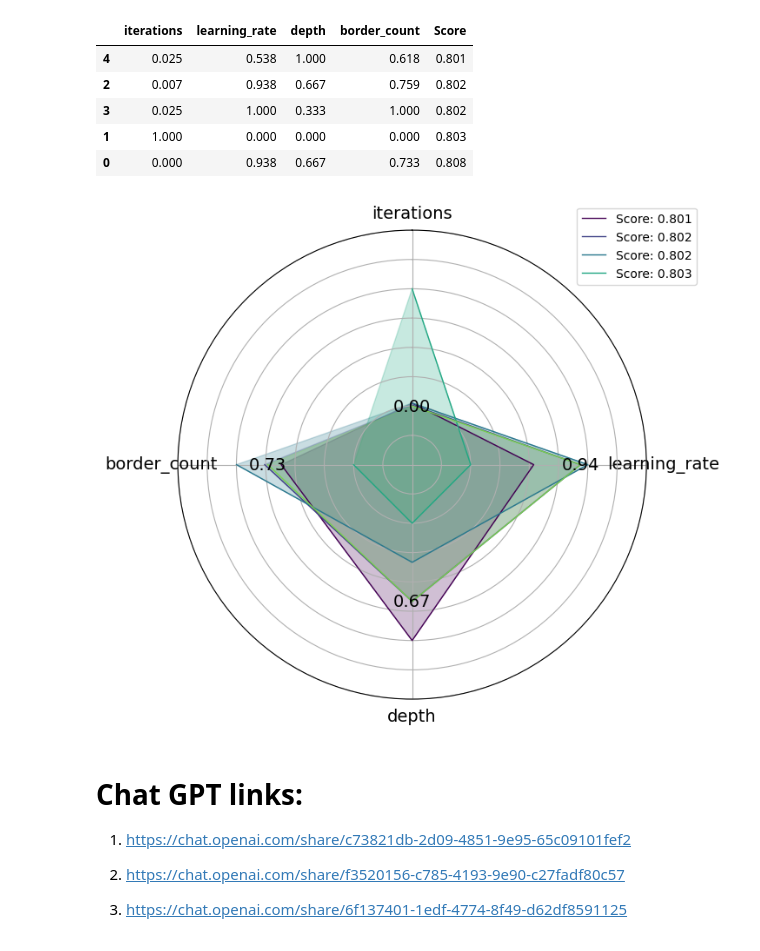
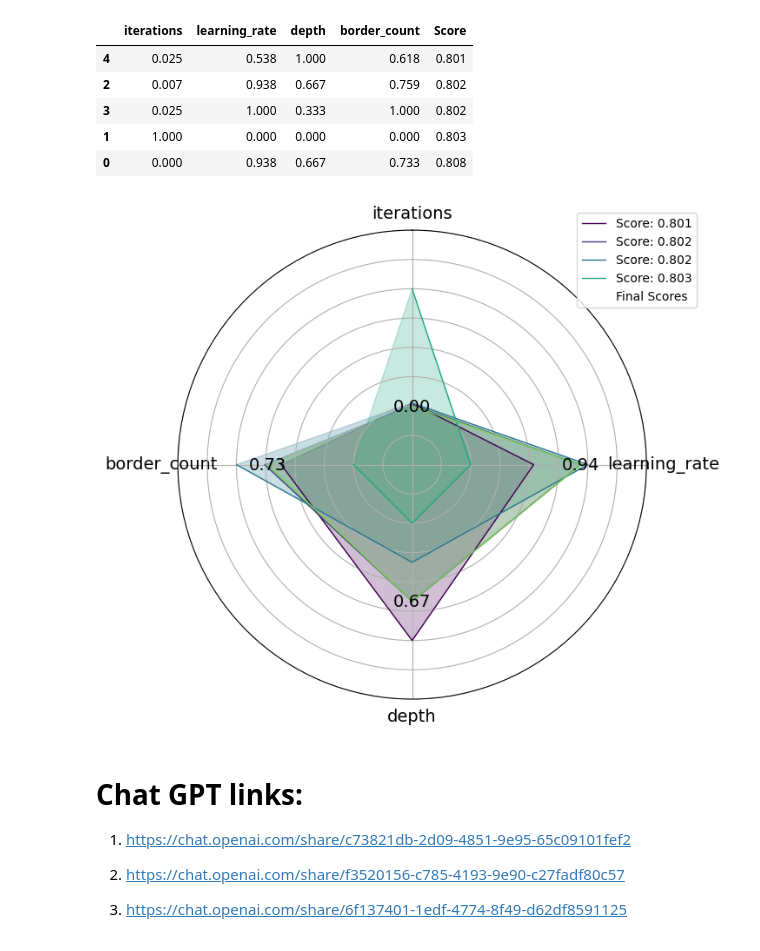
Before and after one commit to SanTanBan/WiDS-AcWomen, a Jupyter notebook: WiDS_Radar_Paper_CatBoost.ipynb, the cells around one changed output. Drawn from its saved outputs; the diff is of its cells as text; code cells hidden in the pictures.

```diff
--- a/WiDS_Radar_Paper_CatBoost.ipynb
+++ b/WiDS_Radar_Paper_CatBoost.ipynb
@@ -181,35 +181,41 @@ for i, (version, score) in enumerate(zip(versions, scores)):
 
     if version == best_score_row.drop('Score').to_dict():
         ax.plot(angles, values, linewidth=1, linestyle='solid', label=f"Score: {best_score}", color=color)
         ax.fill(angles, values, alpha=0.25, color=color)
 
         # Add radar values as text labels for the best radar graph
         for angle, value in zip(angles, values):
             ax.text(angle, value, f'{value:.2f}', color='black', fontsize=14, ha='center', va='center')
     else:
         line, = ax.plot(angles, values, linewidth=1, linestyle='solid', color=color)
         ax.fill(angles, values, alpha=0.25, color=color)
         legend_handles.append(line)
         legend_labels.append(f"Score: {score}")
 
+
+legend_labels.append(f"Final Scores")
+line, = ax.plot(angles, values, linewidth=0, linestyle='solid', color="white")
+legend_handles.append(line)
+
+
 ax.set_yticklabels([])
 
 # Set custom positions for the x-axis tick marks
 custom_positions = np.linspace(0, 2 * np.pi, len(labels), endpoint=False).tolist()
 #custom_positions[1] += 0.066  # Shift the tick mark positions
 # custom_positions[11] += 0.066  # Shift the tick mark positions
 ax.set_xticks(custom_positions)
 ax.set_xticklabels(labels, fontsize=14)
 
 # Set axis limits to slightly lower and higher values
 ax.set_ylim(-0.5, 1.5)
 
 # Add legend with all scores
-ax.legend(legend_handles, legend_labels, loc='upper right', bbox_to_anchor=(1.12, 1.06))
+ax.legend(legend_handles, legend_labels, loc='upper right', bbox_to_anchor=(1.12, 1.05))
 
 plt.show()
 # %% [output]
-[figure, old version]
+[figure, new version]
 # %% [markdown]
 # Chat GPT links:
 
```
Also changed, not shown: 3 other files.
